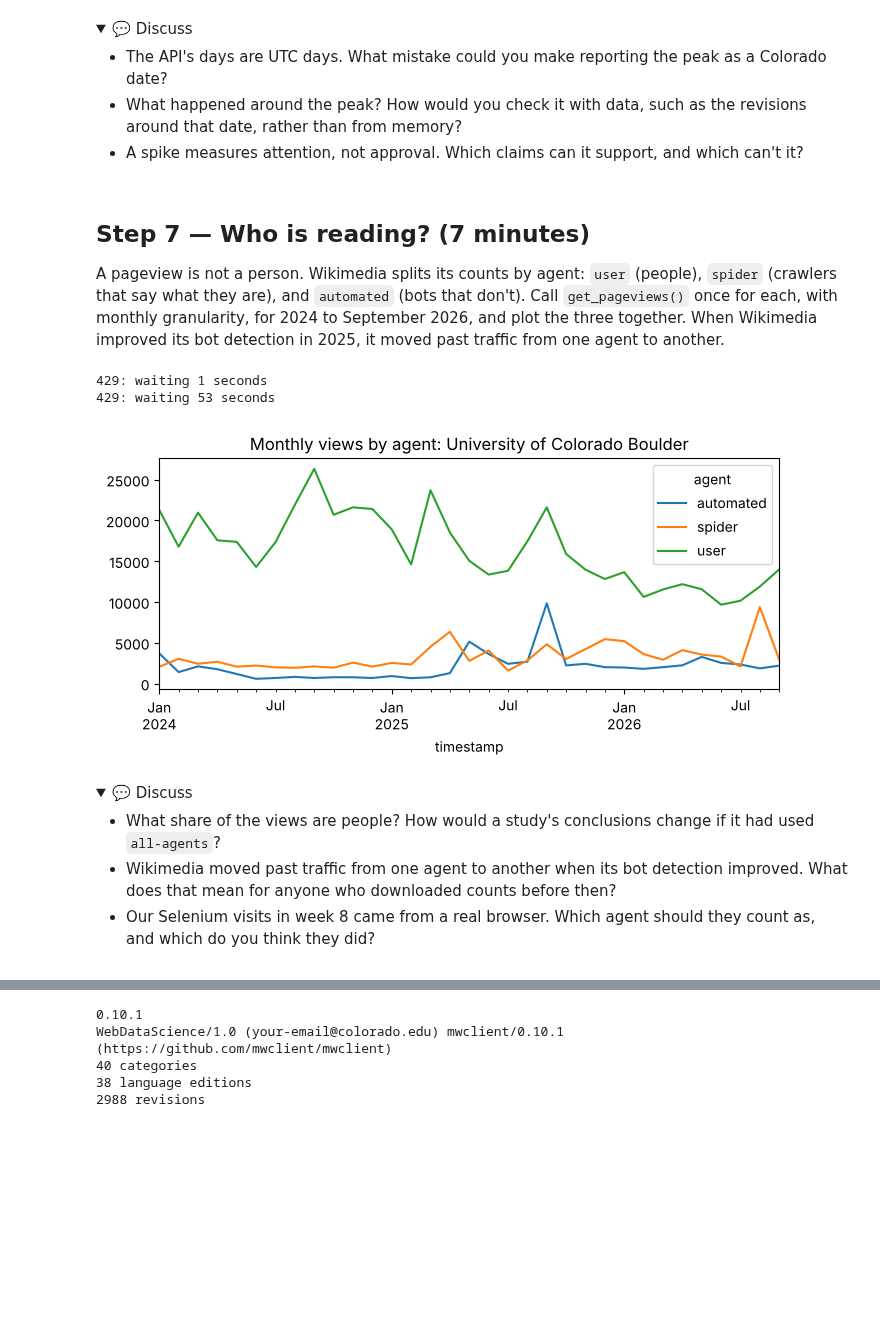
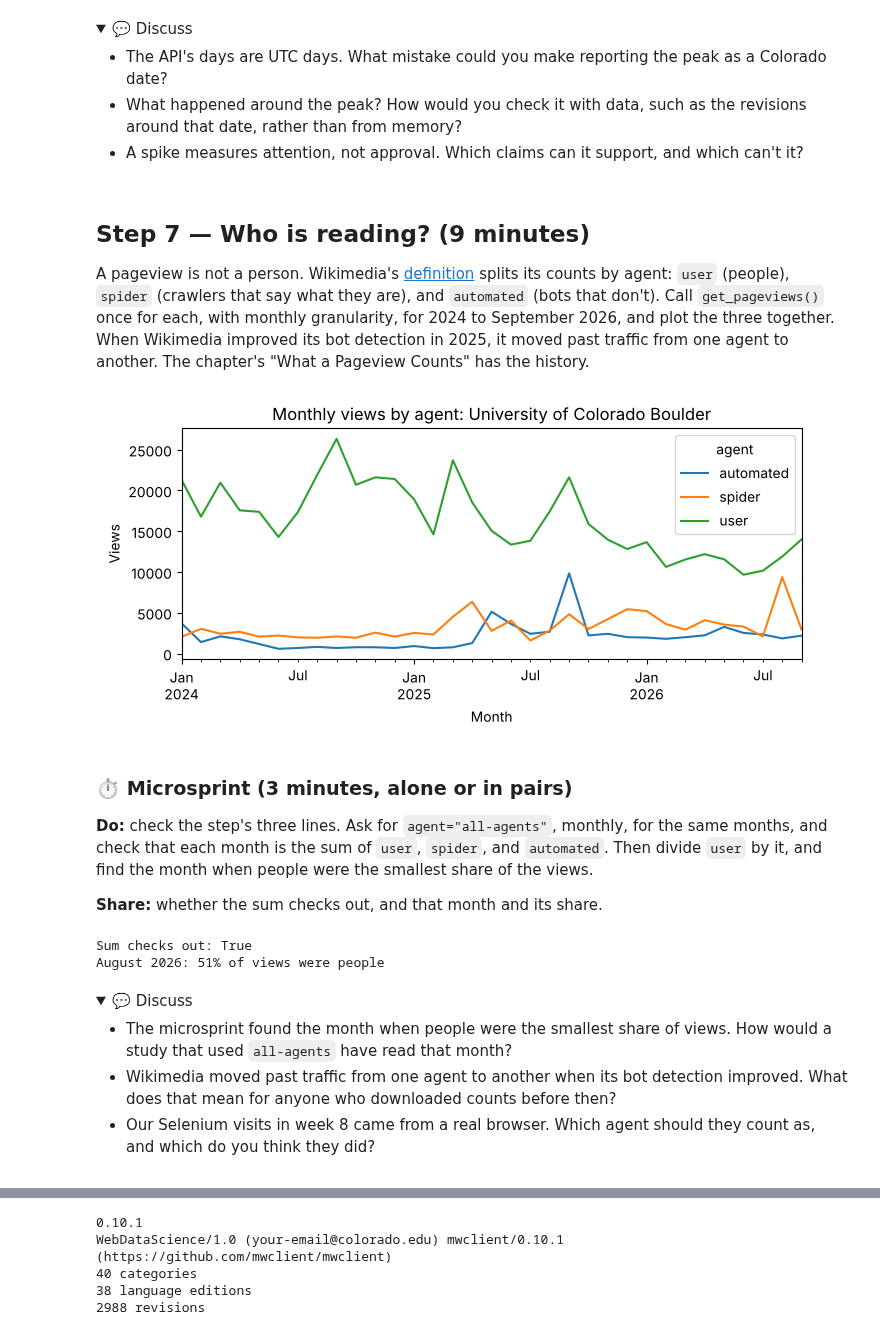
Before and after one commit to cuinfoscience/INFO4617-Fall2026, a Jupyter notebook: labs/week-10/lab-10-key.ipynb, the cells around one changed output, grey strips where cells are left out. Saved outputs shown, nothing was run; the diff lists cells and outputs as text; code cells hidden in the pictures; folded sections open; blank space fills up the shorter version.

```diff
--- a/labs/week-10/lab-10-key.ipynb
+++ b/labs/week-10/lab-10-key.ipynb
@@ -80,0 +89,10 @@ University of Colorado Boulder 289672 95,112 bytes
+# %%
+# Microsprint: one request about three titles, joined with "|": ARTICLE, "Talk:" + ARTICLE, and a misspelling
+# Send it as in Step 1; then for each key and page under ["query"]["pages"], print the key, the title,
+#   and the length, or "missing" when there isn't one
+titles = [ARTICLE, f"Talk:{ARTICLE}", "University of Colorado Bolder"]
+three = {"action": "query", "titles": "|".join(titles), "prop": "info", "format": "json"}
+response = requests.get(API, params=three, headers=HEADERS, timeout=30)
+response.raise_for_status()
+for key, info in response.json()["query"]["pages"].items():
+    print(key, info["title"], info.get("length", "missing"))
@@ -248,30 +289,47 @@ print(peak["timestamp"].date(), f"{peak['views']:,} views")
 
 </details>
 # %% [markdown]
-## Step 7 — Who is reading? (7 minutes)
+## Step 7 — Who is reading? (9 minutes)
 
-A pageview is not a person. Wikimedia splits its counts by agent: `user` (people), `spider` (crawlers that say what they are), and `automated` (bots that don't). Call `get_pageviews()` once for each, with monthly granularity, for 2024 to September 2026, and plot the three together. When Wikimedia improved its bot detection in 2025, it moved past traffic from one agent to another.
+A pageview is not a person. Wikimedia's [definition](https://meta.wikimedia.org/wiki/Research:Page_view) splits its counts by agent: `user` (people), `spider` (crawlers that say what they are), and `automated` (bots that don't). Call `get_pageviews()` once for each, with monthly granularity, for 2024 to September 2026, and plot the three together. When Wikimedia improved its bot detection in 2025, it moved past traffic from one agent to another. The chapter's "What a Pageview Counts" has the history.
 # %%
 # For each agent in user, spider, automated: get monthly views from 20240101 to 20260930
-# Put them in one DataFrame, one column per agent (pivot), and plot it
+# Put them in one DataFrame, one column per agent (pivot), and plot it with a title and axis labels
 frames = []
 for agent in ["user", "spider", "automated"]:
     monthly_views = get_pageviews(ARTICLE, "20240101", "20260930", agent=agent, granularity="monthly")
     monthly_views["agent"] = agent
     frames.append(monthly_views)
 by_agent = pd.concat(frames).pivot(index="timestamp", columns="agent", values="views")
 
-by_agent.plot(figsize=(8, 3), title=f"Monthly views by agent: {ARTICLE}")
+ax = by_agent.plot(figsize=(8, 3), title=f"Monthly views by agent: {ARTICLE}")
+ax.set_xlabel("Month")
+ax.set_ylabel("Views")
 plt.show()
 # %% [output]
-429: waiting 1 seconds
-429: waiting 53 seconds
-[figure, old version]
+[figure, new version]
+# %% [markdown]
+### ⏱ Microsprint (3 minutes, alone or in pairs)
+
+**Do:** check the step's three lines. Ask for `agent="all-agents"`, monthly, for the same months, and check that each month is the sum of `user`, `spider`, and `automated`. Then divide `user` by it, and find the month when people were the smallest share of the views.
+
+**Share:** whether the sum checks out, and that month and its share.
+# %%
+# Microsprint: get monthly all-agents views for the same months; check each equals user + spider + automated
+# Then divide user by all-agents, and print the month when people were the smallest share, with the share
+all_agents = get_pageviews(ARTICLE, "20240101", "20260930", agent="all-agents", granularity="monthly")
+total = all_agents.set_index("timestamp")["views"]
+print("Sum checks out:", (by_agent.sum(axis=1) == total).all())
+user_share = by_agent["user"] / total
+print(f"{user_share.idxmin():%B %Y}: {user_share.min():.0%} of views were people")
+# %% [output]
+Sum checks out: True
+August 2026: 51% of views were people
 # %% [markdown]
 <details>
 <summary>💬 Discuss</summary>
 
-- What share of the views are people? How would a study's conclusions change if it had used `all-agents`?
+- The microsprint found the month when people were the smallest share of views. How would a study that used `all-agents` have read that month?
 - Wikimedia moved past traffic from one agent to another when its bot detection improved. What does that mean for anyone who downloaded counts before then?
 - Our Selenium visits in week 8 came from a real browser. Which agent should they count as, and which do you think they did?
 
```
Also changed, not shown: parts of 29 cells of this notebook, 1 other file.
